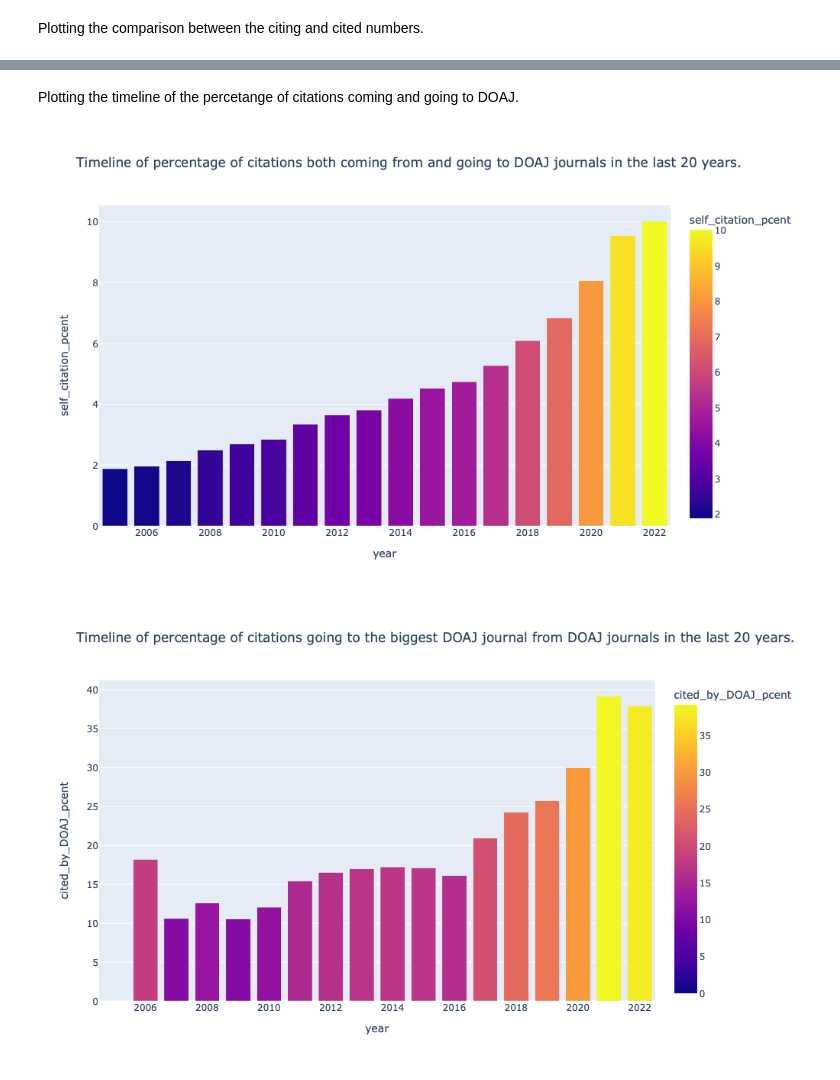
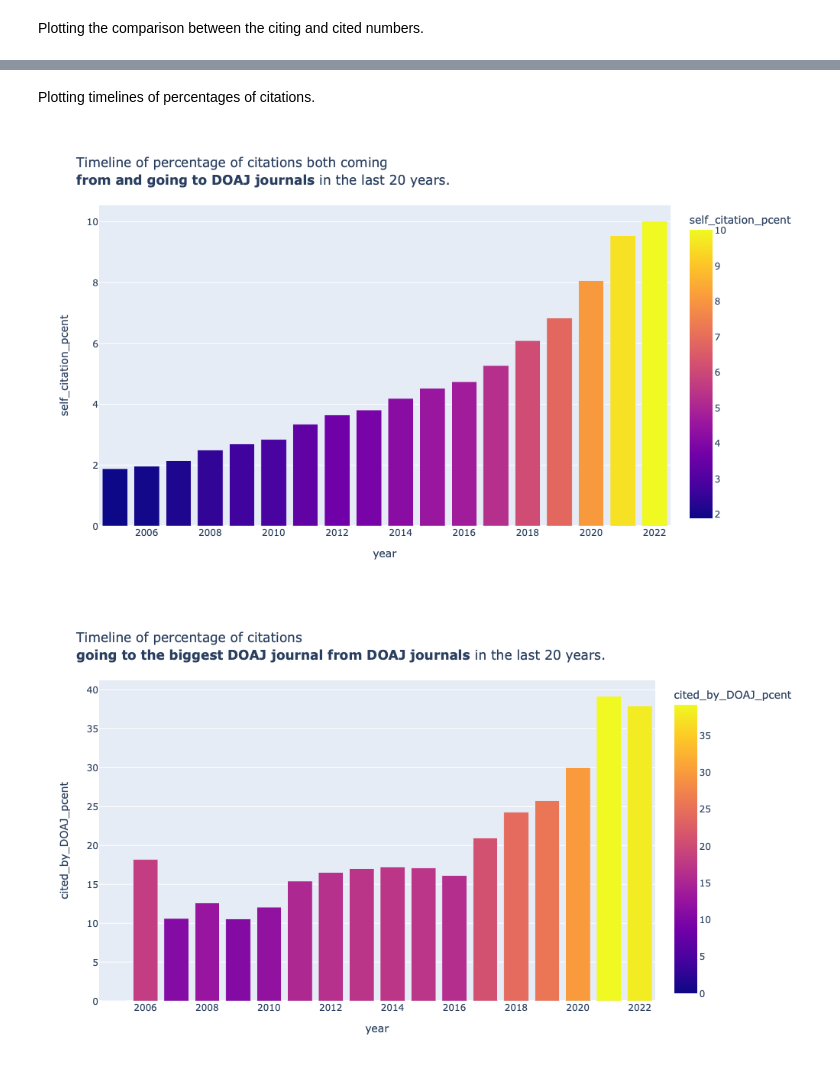
Before and after one commit to chiarasharp/2021-2022-don-t-lock-up-code, a Jupyter notebook: src/plots/plot_chiara.ipynb, the cells around one changed output, grey strips where cells are left out. Saved outputs shown, nothing was run; the diff lists cells and outputs as text; code cells hidden in the pictures.

Commit message:
updated and new plots

```diff
--- a/src/plots/plot_chiara.ipynb
+++ b/src/plots/plot_chiara.ipynb
@@ -17,5 +30,5 @@ group_journals.idxmax()
 # %%
-final_df_journal_1 = final_df_journal[final_df_journal['journal'] == group_journals['citing'].idxmax()]
+final_df_journal_1 = final_df_journal[final_df_journal['title'] == group_journals['citing'].idxmax()]
 # %% [markdown]
 Plotting the comparison between the citing and cited numbers.
 # %%
@@ -35,21 +62,21 @@ comp_years_fig_journal.show()
 # %% [markdown]
-Plotting the timeline of the percetange of citations coming and going to DOAJ.
+Plotting timelines of percentages of citations.
 # %%
-cit_years_fig = px.bar(final_df_years[-20:-2], x='year', y='self_citation_pcent',
+cit_pcent_years_fig = px.bar(final_df_years[-20:-2], x='year', y='self_citation_pcent',
              hover_data=['self_citation_pcent'],
-             title='Timeline of percentage of citations both coming from and going to DOAJ journals in the last 20 years.',
+             title='Timeline of percentage of citations both coming <br><b>from  and going to DOAJ journals</b> in the last 20 years.',
              color='self_citation_pcent',
              height=600)
-cit_years_fig.show()
+cit_pcent_years_fig.show()
 # %% [output]
-[figure, old version]
+[figure, new version]
 # %%
-cit_years_fig_journal = px.bar(final_df_journal_1[-20:-2], x='year', y='cited_by_DOAJ_pcent',
+citby_jrnl_fig = px.bar(final_df_journal_1[-20:-2], x='year', y='cited_by_DOAJ_pcent',
              hover_data=['cited_by_DOAJ_pcent'],
-             title='Timeline of percentage of citations going to the biggest DOAJ journal from DOAJ journals in the last 20 years.',
+             title='Timeline of percentage of citations <br><b>going to the biggest DOAJ journal from DOAJ journals</b> in the last 20 years.',
              color='cited_by_DOAJ_pcent',
              height=600)
-cit_years_fig_journal.show()
+citby_jrnl_fig.show()
 # %% [output]
-[figure, old version]
+[figure, new version]
 # %%
```
Also changed, not shown: parts of 12 cells of this notebook.
